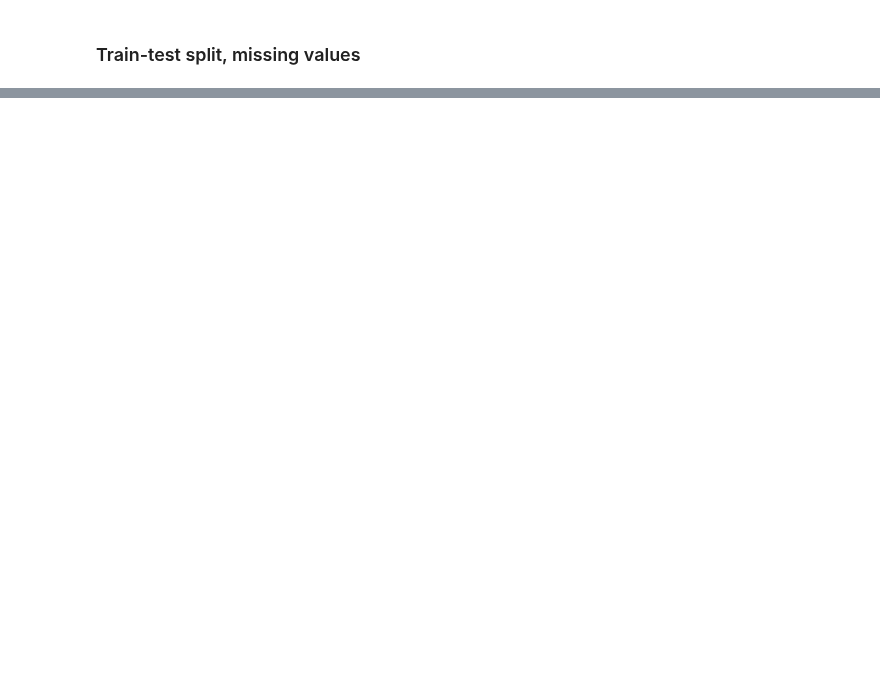
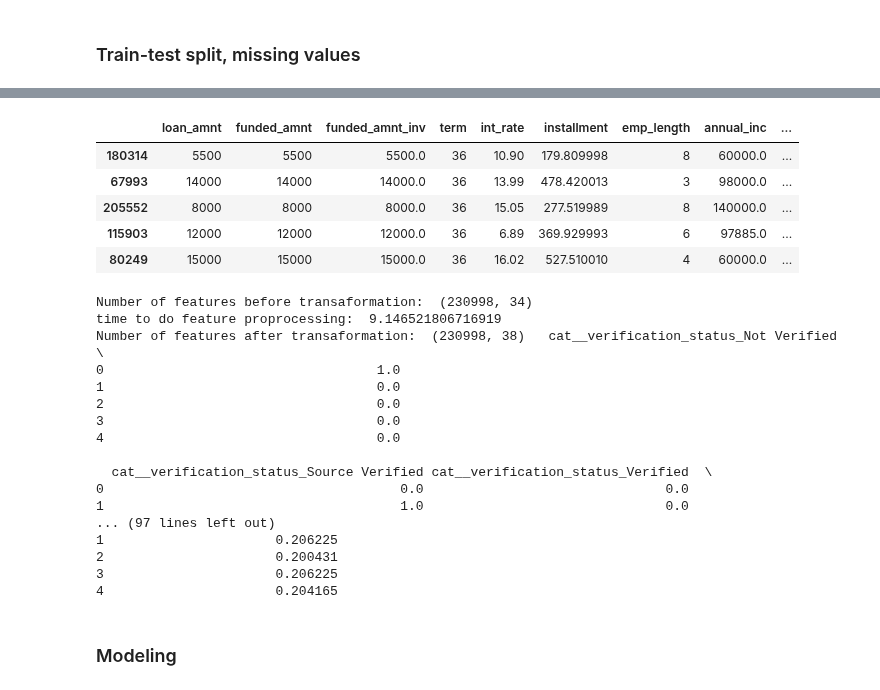
Before and after one commit to MykolaPinchuk/KaggleProjects, a Jupyter notebook: kp102-lc-loaddef.ipynb, the cells around one changed output, grey strips where cells are left out. Drawn from its saved outputs; the diff is of its cells as text; code cells hidden in the pictures; blank space fills up the shorter version.

```diff
--- a/kp102-lc-loaddef.ipynb
+++ b/kp102-lc-loaddef.ipynb
@@ -130 +176,4 @@ df.target.mean()
+# %%
+cat_features_te = ['grade', 'sub_grade', 'emp_title', 'home_ownership', 'purpose', 'title', 'zip_code', 'addr_state']
+cat_features_ohe = ['verification_status', 'initial_list_status', 'application_type']
 # %%
@@ -262,0 +320,17 @@ Name: revol_util, dtype: float64
+# %%
+# TE for categorical features
+
+time1 = time.time()
+encoder = CrossFoldEncoder(MEstimateEncoder, m=10)
+train_encoded = encoder.fit_transform(train, train.target, cols=cat_features_te)
+test_encoded = encoder.transform(test)
+
+train.drop(columns=cat_features_te, inplace=True)
+test.drop(columns=cat_features_te,  inplace=True)
+train = pd.concat([train, train_encoded], axis = 1)
+test = pd.concat([test, test_encoded], axis = 1)
+
+display(time.time()-time0, time.time()-time1)
+display(train.shape, train.head(), train.count())
+train0 = train.copy()
+test0 = test.copy()
@@ -263,3 +364,47 @@ Name: revol_util, dtype: float64
+# %%
+X_train = train.copy()
+y_train = X_train.pop('target')
+X_test = test.copy()
+y_test = X_test.pop('target')
+display(X_test.head())
+
+### Do OHE for some features ###
+
+feature_transformer = ColumnTransformer([
+    ("cat", OneHotEncoder(sparse = False, handle_unknown="ignore"), cat_features_ohe)], remainder="passthrough")
+
+print('Number of features before transaformation: ', X_train.shape)
+X_train = pd.DataFrame(feature_transformer.fit_transform(X_train), columns=feature_transformer.get_feature_names_out())
+X_test = pd.DataFrame(feature_transformer.transform(X_test), columns=feature_transformer.get_feature_names_out())
+print('time to do feature proprocessing: ', time.time()-time1)
+print('Number of features after transaformation: ', X_train.shape)
+X_train.head()
+# %% [output]
+|  | loan_amnt | funded_amnt | funded_amnt_inv | term | int_rate | installment | emp_length | annual_inc | ... |
+| 180314 | 5500 | 5500 | 5500.0 | 36 | 10.90 | 179.809998 | 8 | 60000.0 | ... |
+| 67993 | 14000 | 14000 | 14000.0 | 36 | 13.99 | 478.420013 | 3 | 98000.0 | ... |
+| 205552 | 8000 | 8000 | 8000.0 | 36 | 15.05 | 277.519989 | 8 | 140000.0 | ... |
+| 115903 | 12000 | 12000 | 12000.0 | 36 | 6.89 | 369.929993 | 6 | 97885.0 | ... |
+| 80249 | 15000 | 15000 | 15000.0 | 36 | 16.02 | 527.510010 | 4 | 60000.0 | ... |
+Number of features before transaformation:  (230998, 34)
+time to do feature proprocessing:  9.146521806716919
+Number of features after transaformation:  (230998, 38)   cat__verification_status_Not Verified  \
+0                                   1.0
+1                                   0.0
+2                                   0.0
+3                                   0.0
+4                                   0.0
+
+  cat__verification_status_Source Verified cat__verification_status_Verified  \
+0                                      0.0                               0.0
+1                                      1.0                               0.0
+... (97 lines left out)
+1                      0.206225
+2                      0.200431
+3                      0.206225
+4                      0.204165
+# %% [markdown]
+### Modeling
 # %%
 time.time()-time0
 # %% [output]
```
Also changed, not shown: parts of 23 cells of this notebook.
